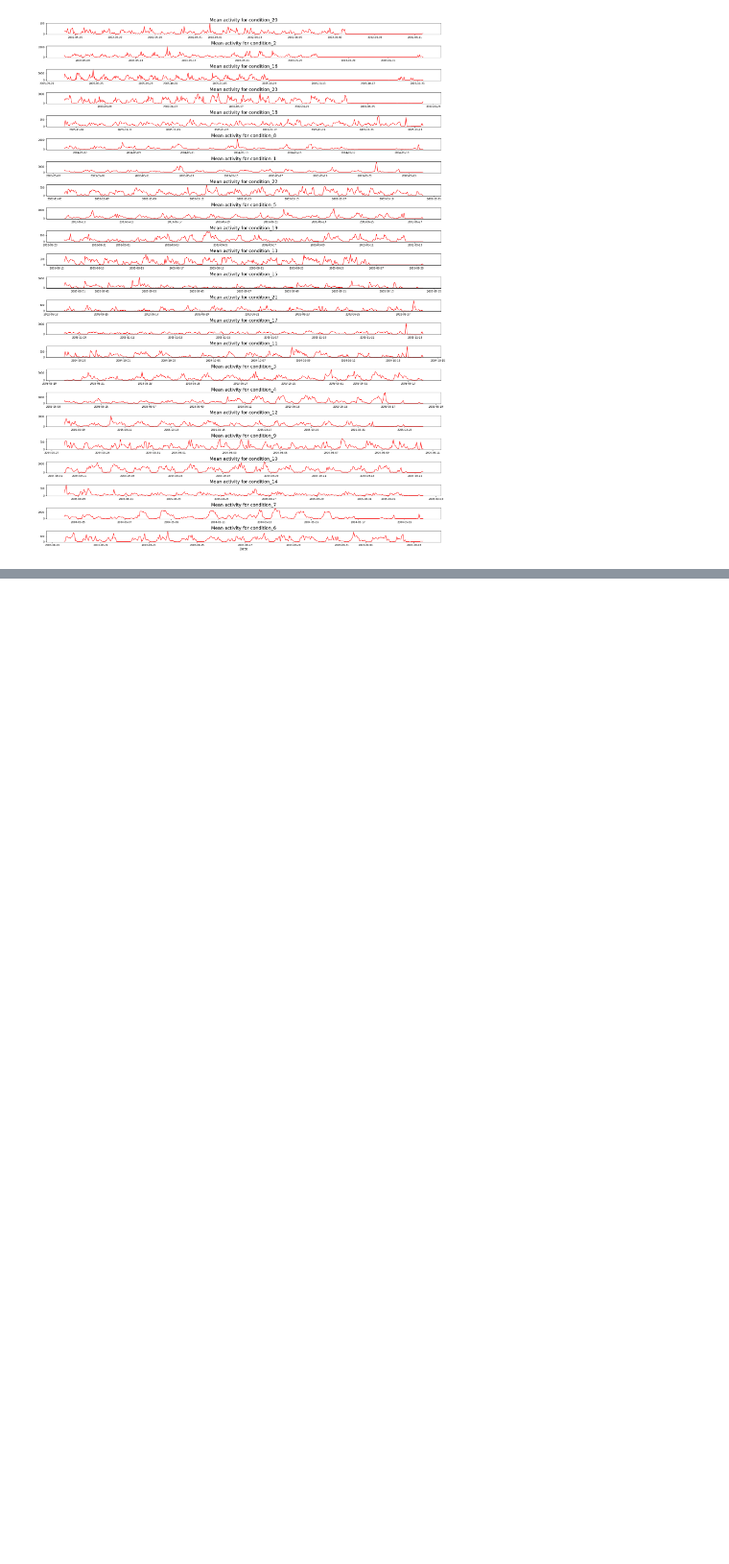
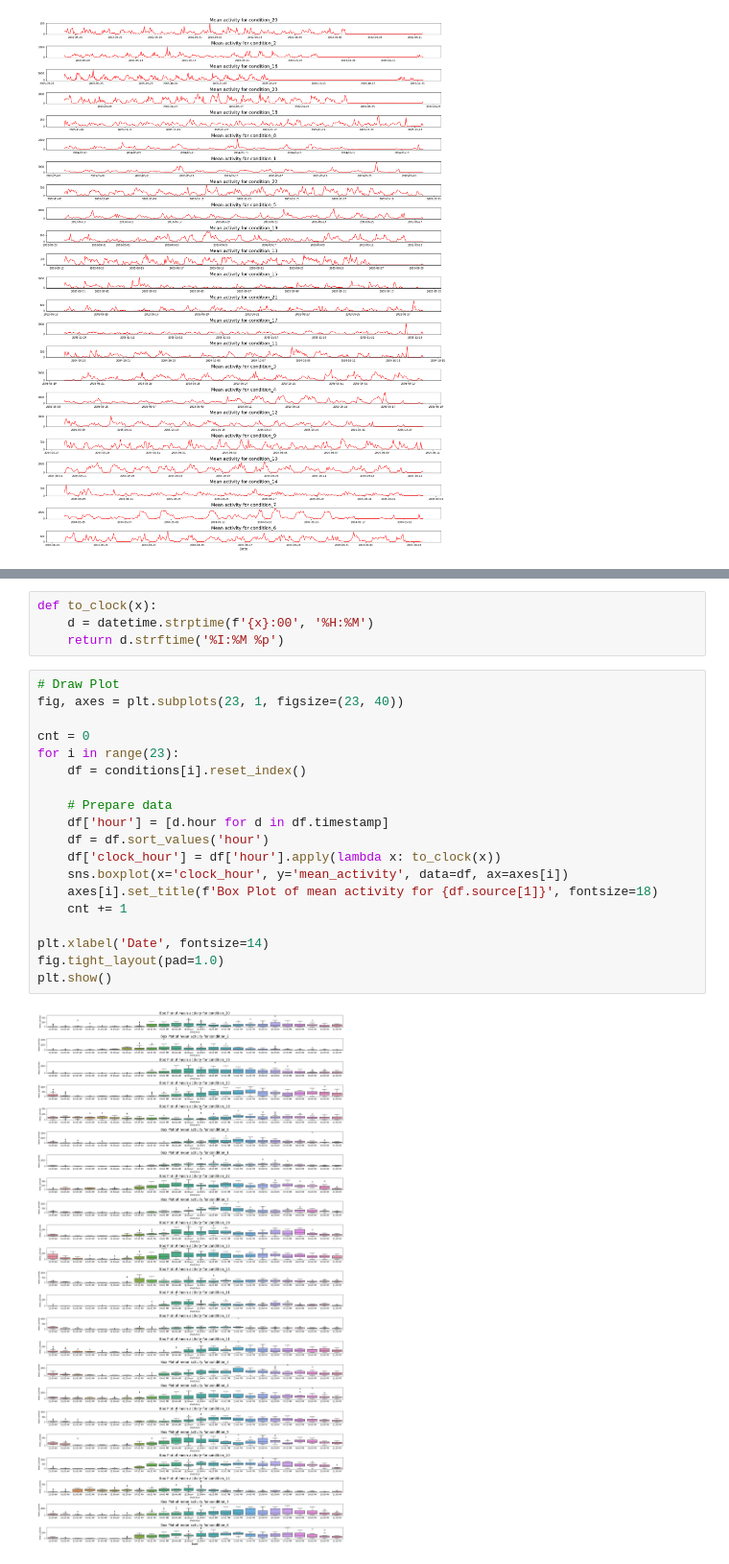
Before and after one commit to anyfish/notebook_project_ml, a Jupyter notebook: eda-despression.ipynb, the cells around one changed output, grey strips where cells are left out. Shown at 96% size. Saved outputs shown, nothing was run; the diff lists cells and outputs as text; blank space fills up the shorter version.

```diff
--- a/eda-despression.ipynb
+++ b/eda-despression.ipynb
@@ -258,0 +291,25 @@ plt.show()
+# %%
+def to_clock(x):
+    d = datetime.strptime(f'{x}:00', '%H:%M')
+    return d.strftime('%I:%M %p')
+# %%
+# Draw Plot
+fig, axes = plt.subplots(23, 1, figsize=(23, 40))
+
+cnt = 0
+for i in range(23):
+    df = conditions[i].reset_index()
+
+    # Prepare data
+    df['hour'] = [d.hour for d in df.timestamp]
+    df = df.sort_values('hour')
+    df['clock_hour'] = df['hour'].apply(lambda x: to_clock(x))
+    sns.boxplot(x='clock_hour', y='mean_activity', data=df, ax=axes[i])
+    axes[i].set_title(f'Box Plot of mean activity for {df.source[1]}', fontsize=18)
+    cnt += 1
+
+plt.xlabel('Date', fontsize=14)
+fig.tight_layout(pad=1.0)
+plt.show()
+# %% [output]
+[figure, added]
```
Also changed, not shown: parts of 19 cells of this notebook.
